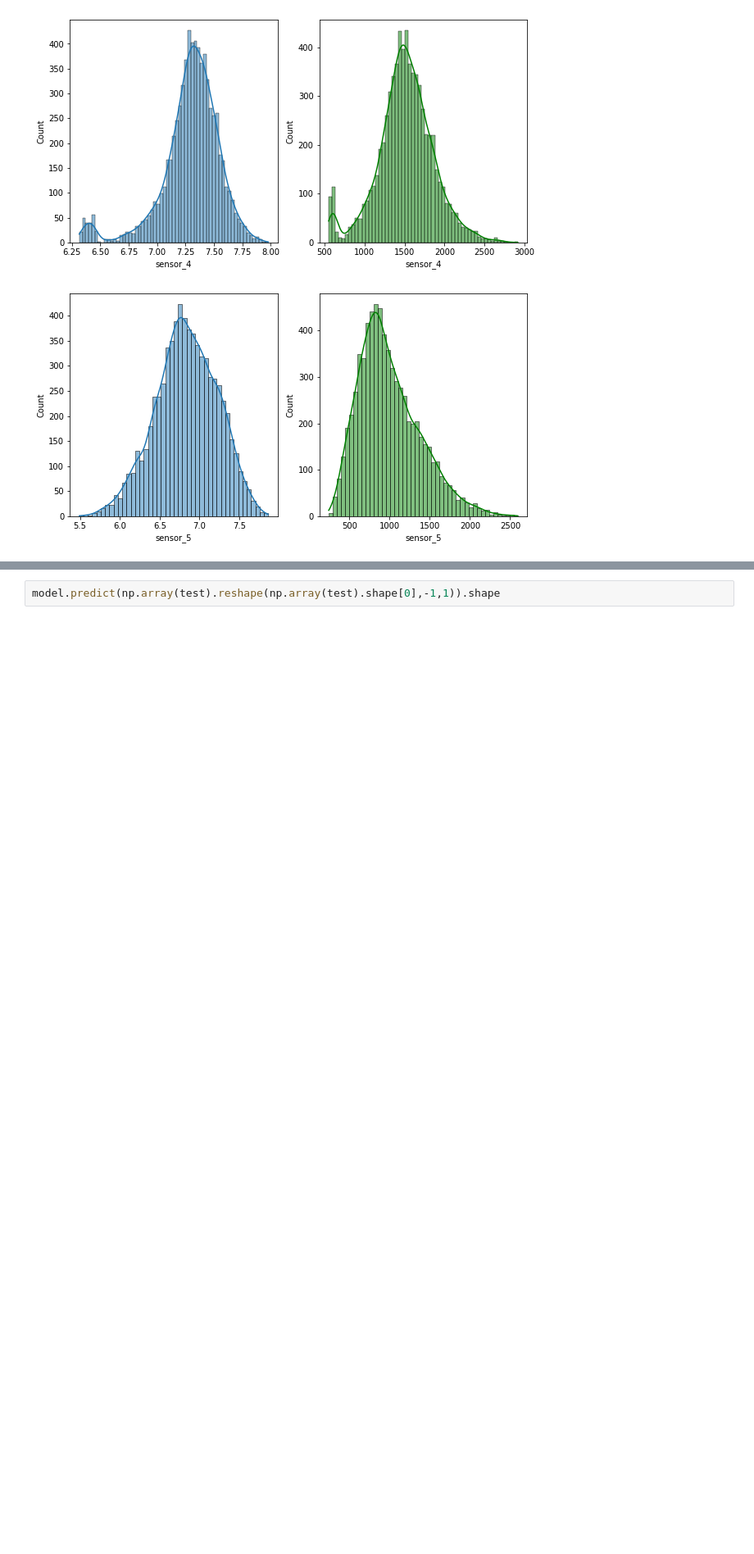
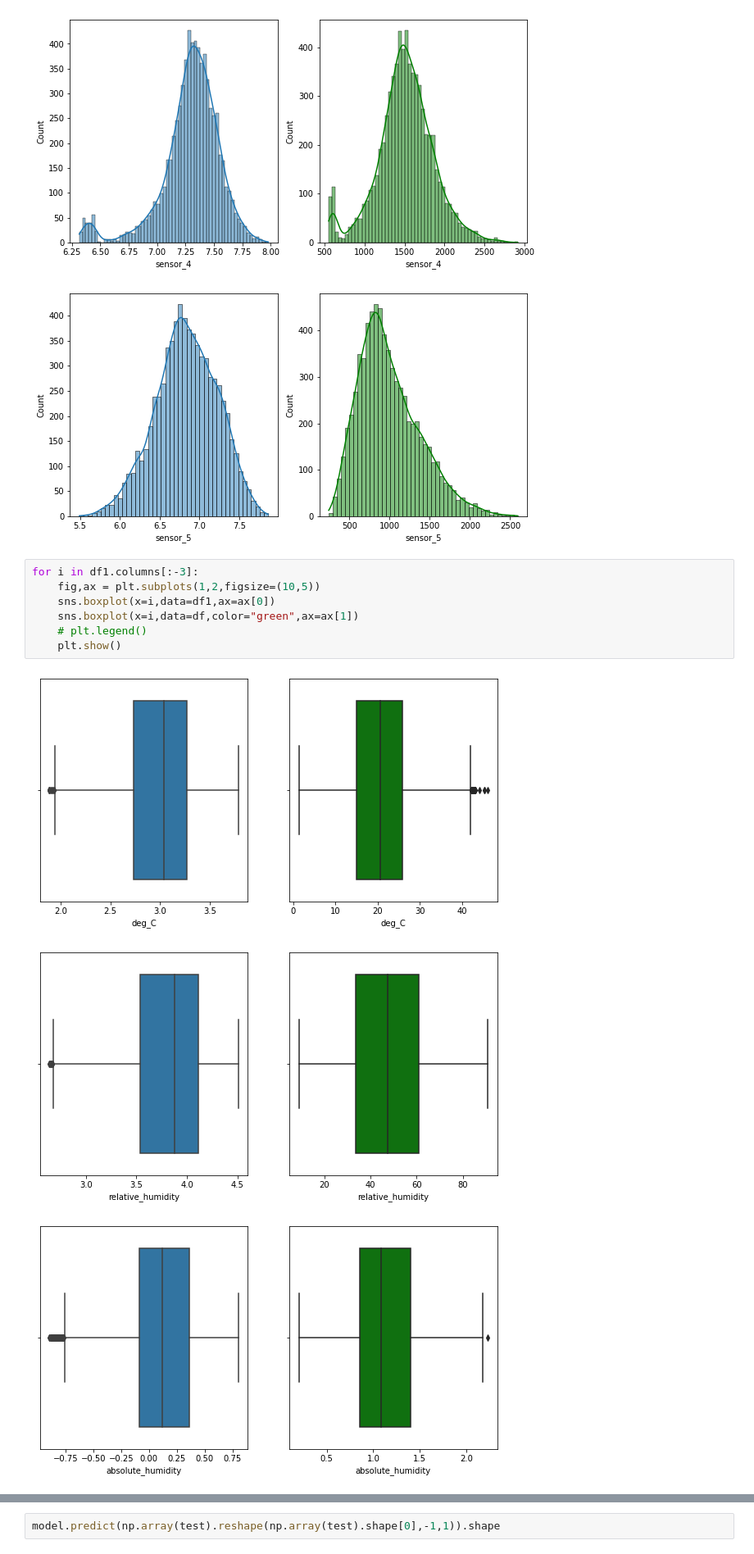
Before and after one commit to akhil14shukla/Tabular-Playground, a Jupyter notebook: main.ipynb, the cells around one changed output, grey strips where cells are left out. Shown at 82% size. Saved outputs shown, nothing was run; the diff lists cells and outputs as text; blank space fills up the shorter version.

```diff
--- a/main.ipynb
+++ b/main.ipynb
@@ -58,3 +61,14 @@ for i in df1.columns[:-3]:
 [figure]
 [figure]
 [figure]
+# %%
+for i in df1.columns[:-3]:
+    fig,ax = plt.subplots(1,2,figsize=(10,5))
+    sns.boxplot(x=i,data=df1,ax=ax[0])
+    sns.boxplot(x=i,data=df,color="green",ax=ax[1])
+    # plt.legend()
+    plt.show()
+# %% [output]
+[figure, added]
+[figure, added]
+[figure, added]
```
Also changed, not shown: parts of 11 cells of this notebook.
